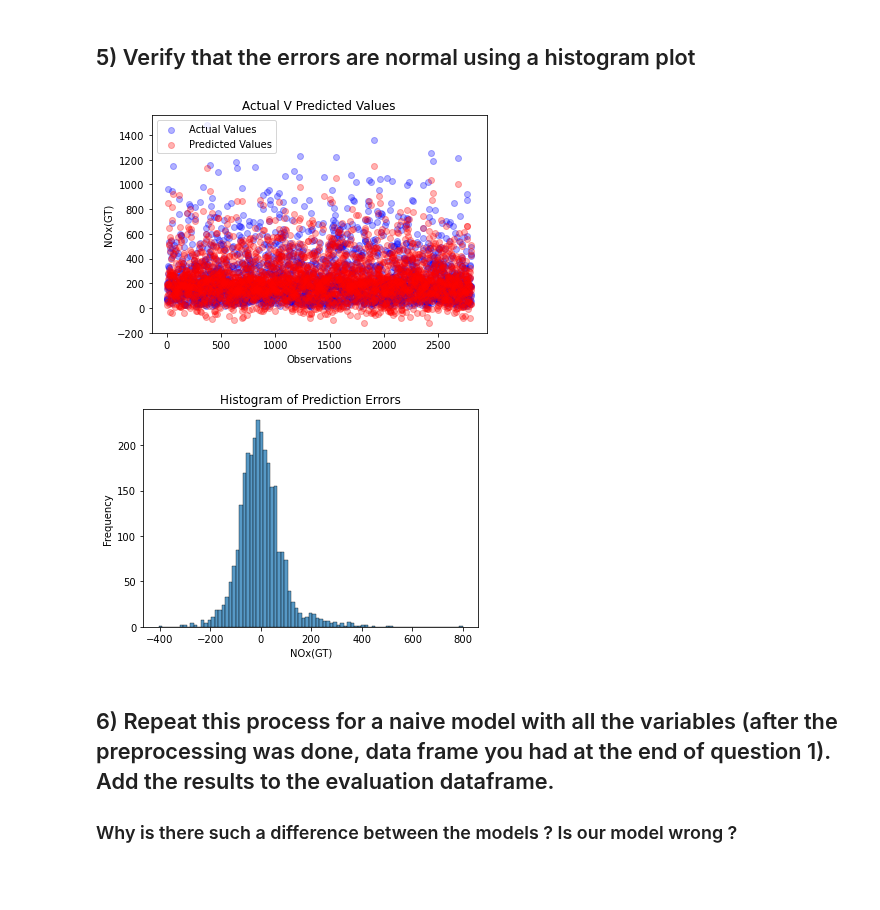
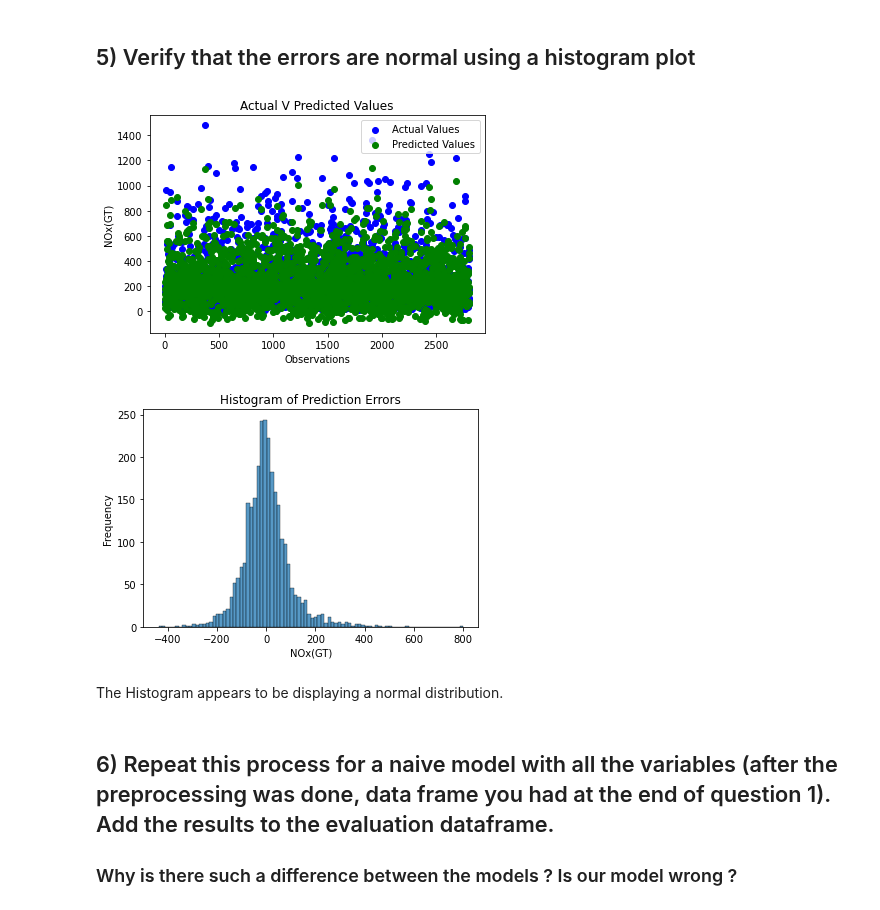
Before and after one commit to DuncanFerguson/GITHUB_REPOSITORY, a Jupyter notebook: DU_MSDS/Data Science Tools 2/HW6/homework6_Duncan_Ferguson_v3.ipynb, the cells around one changed output. Saved outputs shown, nothing was run; the diff lists cells and outputs as text; code cells hidden in the pictures; blank space fills up the shorter version.

```diff
--- a/DU_MSDS/Data Science Tools 2/HW6/homework6_Duncan_Ferguson_v3.ipynb
+++ b/DU_MSDS/Data Science Tools 2/HW6/homework6_Duncan_Ferguson_v3.ipynb
@@ -358,13 +358,17 @@ evaluation = pd.DataFrame({'Model': [],
                            'Adjusted R-squared (test)': []})
 # %%
 # Splitting the Data into 70-30 train test split
-# features = ['PT08.S4(NO2)', 'PT08.S5(O3)', 'T', 'RH', 'AH']
-features = ['CO(GT)', 'PT08.S1(CO)', 'NO2(GT)', 'PT08.S4(NO2)', 'RH','AH']
+
+# Setting the features to include the columns that were selected from above
+features = X_cols
+
 # Creating a RobustScalar
 scaler = RobustScaler()
 
 # Scalling the Independent Values
 df_scaled = scaler.fit_transform(df[features].values)
+
+# Turning them back into a data frame
 df_scaled = pd.DataFrame(df_scaled, index=df.index, columns=features)
 df_scaled
 
@@ -446,17 +447,17 @@ evaluation.sort_values(by = '5-Fold Cross Validation', ascending=False)
 # %%
 # Creating a scatter plot to look at the Errors
 _, ax = plt.subplots()
 
-ax.scatter(x = range(0, Y_test.size), y=Y_test, c='blue', label= 'Actual Values', alpha = 0.3)
-ax.scatter(x = range(0, pred.size), y=pred, c= 'red', label= 'Predicted Values', alpha = 0.3)
+ax.scatter(x = range(0, Y_test.size), y=Y_test, c='b', label= 'Actual Values')
+ax.scatter(x = range(0, pred.size), y=pred, c='g', label= 'Predicted Values')
 
 plt.title('Actual V Predicted Values')
 plt.xlabel('Observations')
 plt.ylabel('NOx(GT)')
 plt.legend()
 plt.show()
 # %% [output]
-[figure, old version]
+[figure, new version]
 # %%
 # Calculating the Errors Difference
 error_diff  = Y_test - pred
@@ -468,7 +469,9 @@ plt.xlabel("NOx(GT)")
 plt.ylabel("Frequency")
 plt.show()
 # %% [output]
-[figure, old version]
+[figure, new version]
+# %% [markdown]
+The Histogram appears to be displaying a normal distribution.
 # %% [markdown]
 ## 6) Repeat this process for a naive model with all the variables (after the preprocessing was done, data frame you had at the end of question 1). Add the results to the evaluation dataframe.
 
```
Also changed, not shown: parts of 13 cells of this notebook.
